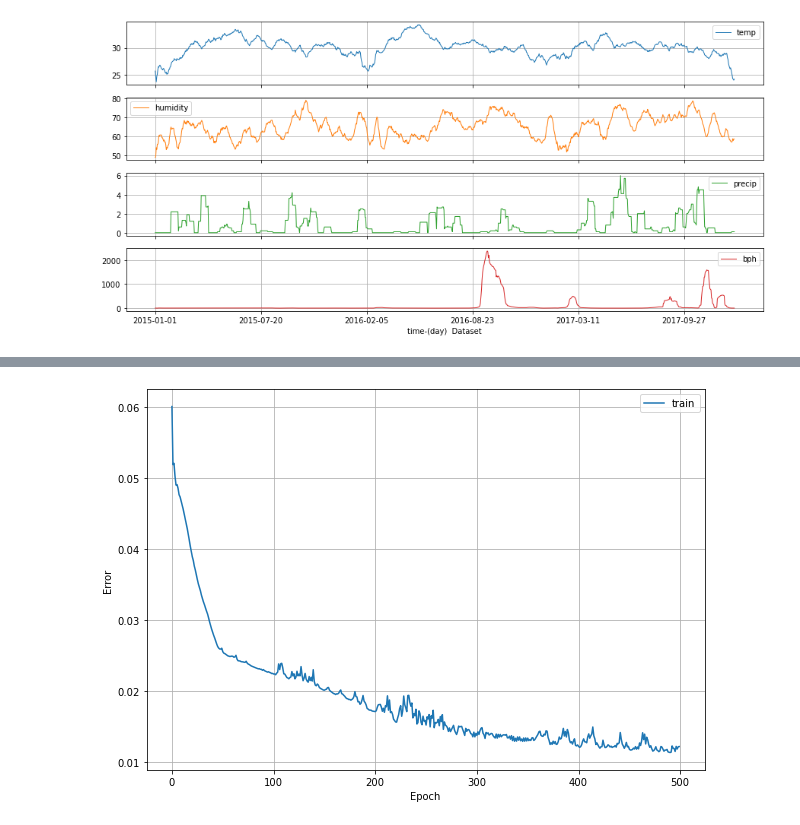
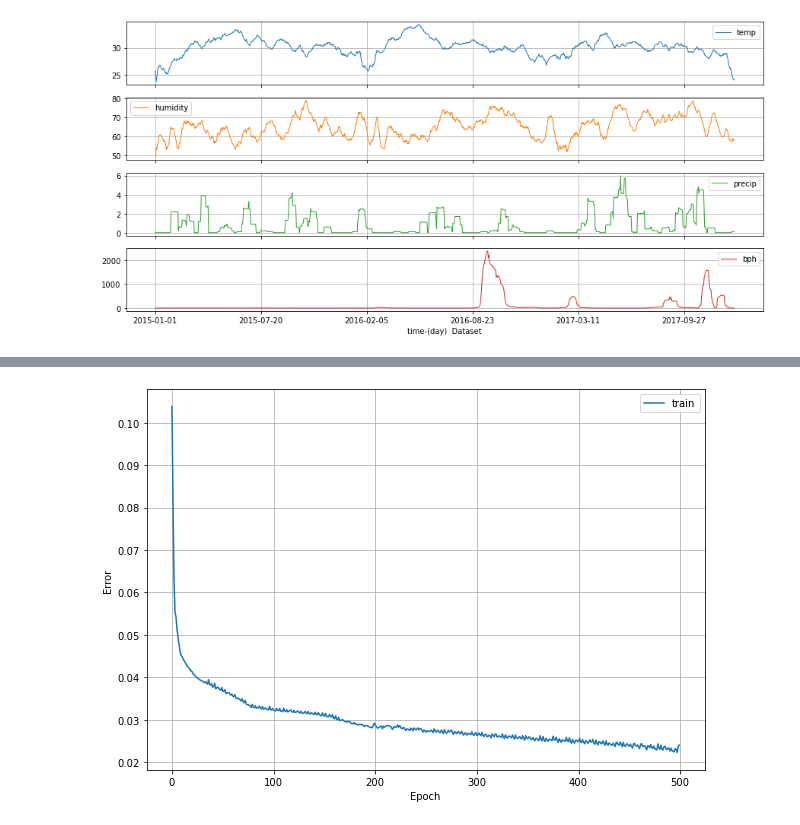
Before and after one commit to D6200763-SUT/SUT_Rice_Project_2021, a Jupyter notebook: Result-1_Multivariate_LSTM_model_Time-series Model-A R1.ipynb, the cells around one changed output, grey strips where cells are left out. Saved outputs shown, nothing was run; the diff lists cells and outputs as text; code cells hidden in the pictures.

```diff
--- a/Result-1_Multivariate_LSTM_model_Time-series Model-A R1.ipynb
+++ b/Result-1_Multivariate_LSTM_model_Time-series Model-A R1.ipynb
@@ -370,8 +370,8 @@ from sklearn.preprocessing import LabelEncoder
 #   21      5
 #   21      7
 
-n_day = 14
-n_out = 3
+n_day = 21
+n_out = 7
 
 #train data
 # ensure all data is float
@@ -495,4 +495,4 @@ Epoch 500/500
-[figure, old version]
+[figure, new version]
 # %%
 values_predict = frames_test.values
 n_features = frames_test.shape[1]
```
Also changed, not shown: parts of 2 cells of this notebook.
